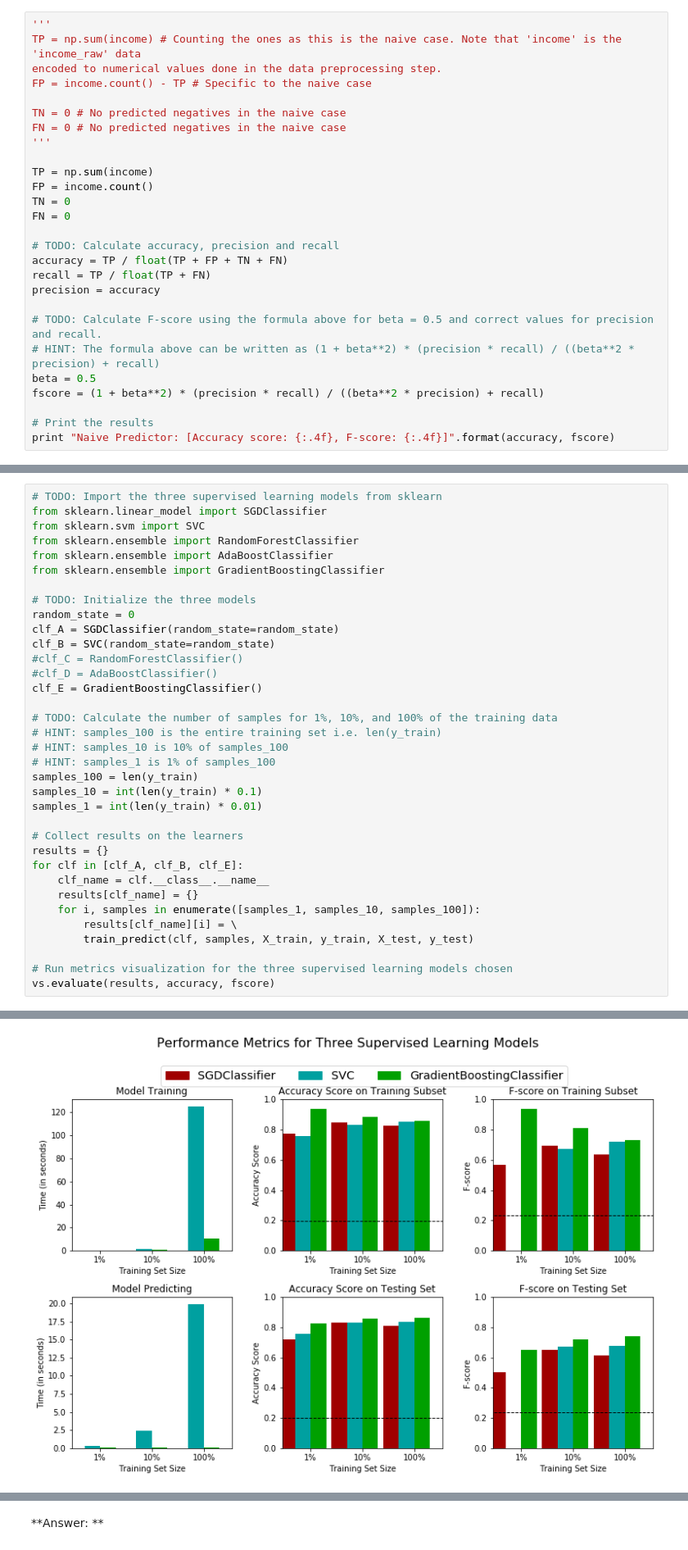
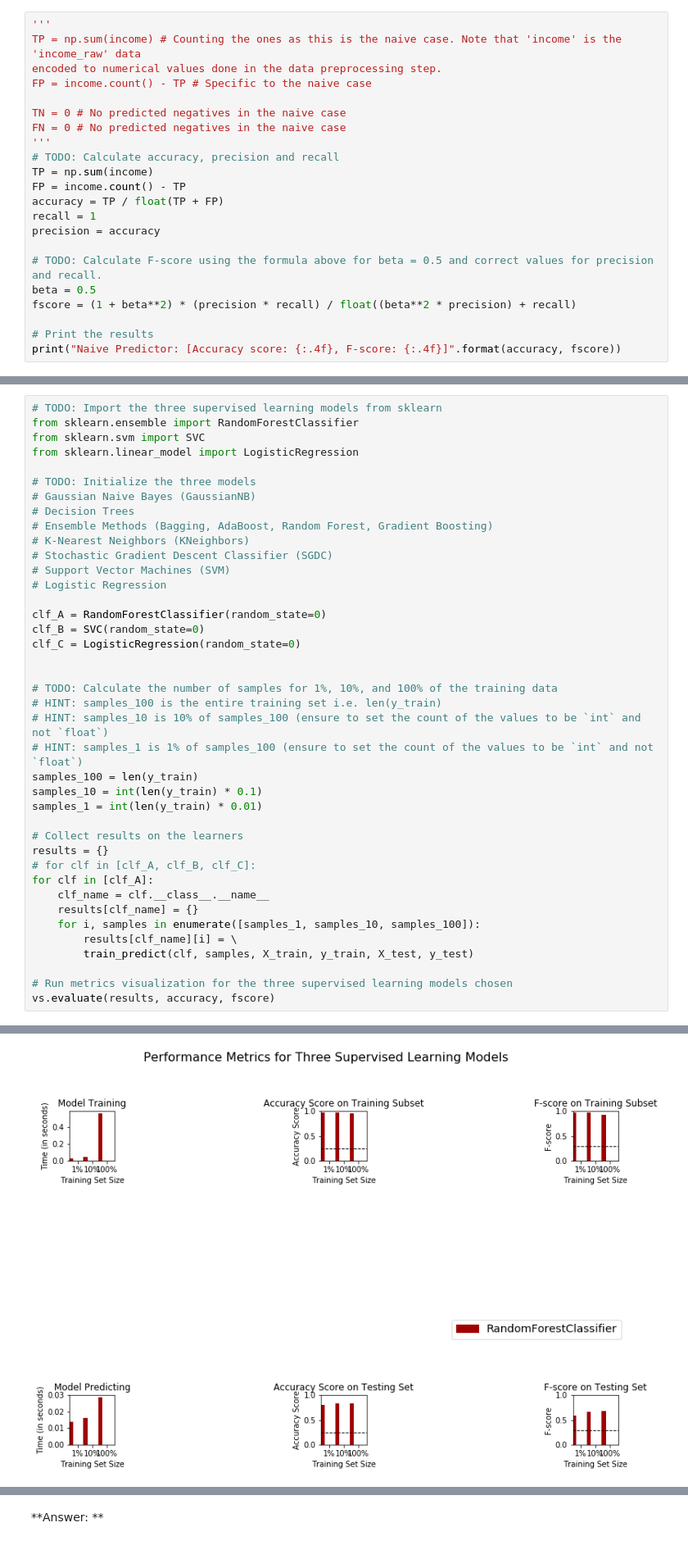
Before and after one commit to VincentZhouGit/machine-learning-udacity, a Jupyter notebook: finding_donors/finding_donors.ipynb, the cells around one changed output, grey strips where cells are left out. Shown: that part at 82% size. Cells and saved outputs as stored; diff of their text form.

```diff
--- a/finding_donors/finding_donors.ipynb
+++ b/finding_donors/finding_donors.ipynb
@@ -269,22 +248,17 @@ FP = income.count() - TP # Specific to the naive case
 TN = 0 # No predicted negatives in the naive case
 FN = 0 # No predicted negatives in the naive case
 '''
-
+# TODO: Calculate accuracy, precision and recall
 TP = np.sum(income)
-FP = income.count()
-TN = 0
-FN = 0
-
-# TODO: Calculate accuracy, precision and recall
-accuracy = TP / float(TP + FP + TN + FN)
-recall = TP / float(TP + FN)
+FP = income.count() - TP
+accuracy = TP / float(TP + FP)
+recall = 1
 precision = accuracy
 
 # TODO: Calculate F-score using the formula above for beta = 0.5 and correct values for precision and recall.
-# HINT: The formula above can be written as (1 + beta**2) * (precision * recall) / ((beta**2 * precision) + recall)
 beta = 0.5
-fscore = (1 + beta**2) * (precision * recall) / ((beta**2 * precision) + recall)
+fscore = (1 + beta**2) * (precision * recall) / float((beta**2 * precision) + recall)
 
 # Print the results
-print "Naive Predictor: [Accuracy score: {:.4f}, F-score: {:.4f}]".format(accuracy, fscore)
+print("Naive Predictor: [Accuracy score: {:.4f}, F-score: {:.4f}]".format(accuracy, fscore))
 # %% [output]
@@ -438,31 +366,36 @@ In the code cell, you will need to implement the following:
 **Note:** Depending on which algorithms you chose, the following implementation may take some time to run!
 # %%
 # TODO: Import the three supervised learning models from sklearn
-from sklearn.linear_model import SGDClassifier
+from sklearn.ensemble import RandomForestClassifier
 from sklearn.svm import SVC
-from sklearn.ensemble import RandomForestClassifier
-from sklearn.ensemble import AdaBoostClassifier
-from sklearn.ensemble import GradientBoostingClassifier
+from sklearn.linear_model import LogisticRegression
 
 # TODO: Initialize the three models
-random_state = 0
-clf_A = SGDClassifier(random_state=random_state)
-clf_B = SVC(random_state=random_state)
-#clf_C = RandomForestClassifier()
-#clf_D = AdaBoostClassifier()
-clf_E = GradientBoostingClassifier()
+# Gaussian Naive Bayes (GaussianNB)
+# Decision Trees
+# Ensemble Methods (Bagging, AdaBoost, Random Forest, Gradient Boosting)
+# K-Nearest Neighbors (KNeighbors)
+# Stochastic Gradient Descent Classifier (SGDC)
+# Support Vector Machines (SVM)
+# Logistic Regression
+
+clf_A = RandomForestClassifier(random_state=0)
+clf_B = SVC(random_state=0)
+clf_C = LogisticRegression(random_state=0)
+
 
 # TODO: Calculate the number of samples for 1%, 10%, and 100% of the training data
 # HINT: samples_100 is the entire training set i.e. len(y_train)
-# HINT: samples_10 is 10% of samples_100
-# HINT: samples_1 is 1% of samples_100
+# HINT: samples_10 is 10% of samples_100 (ensure to set the count of the values to be `int` and not `float`)
+# HINT: samples_1 is 1% of samples_100 (ensure to set the count of the values to be `int` and not `float`)
 samples_100 = len(y_train)
 samples_10 = int(len(y_train) * 0.1)
 samples_1 = int(len(y_train) * 0.01)
 
 # Collect results on the learners
 results = {}
-for clf in [clf_A, clf_B, clf_E]:
+# for clf in [clf_A, clf_B, clf_C]:
+for clf in [clf_A]:
     clf_name = clf.__class__.__name__
     results[clf_name] = {}
     for i, samples in enumerate([samples_1, samples_10, samples_100]):
@@ -484,4 +411,4 @@ GradientBoostingClassifier trained on 36177 samples.
-[figure, old version]
+[figure, new version]
 # %% [markdown]
 ----
 ## Improving Results
```
Also changed, not shown: parts of 16 cells of this notebook, 5 other files.
